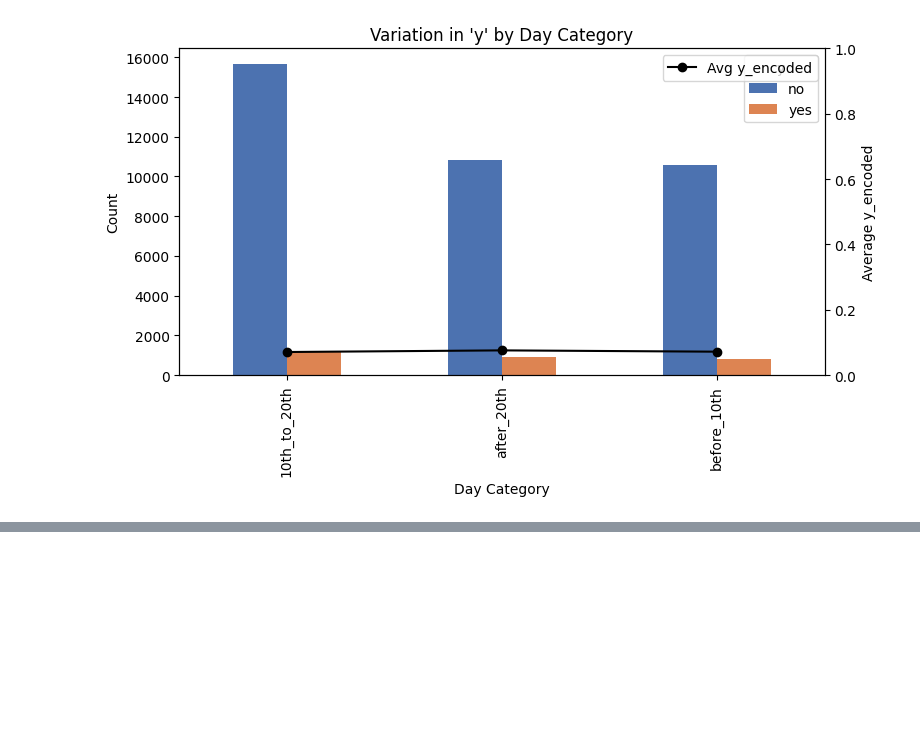
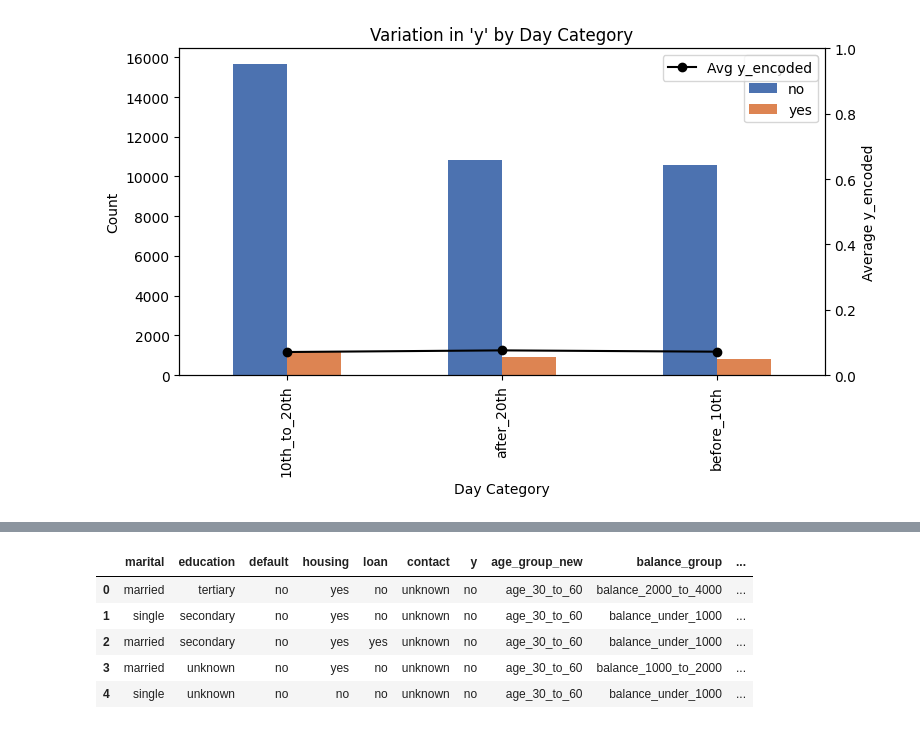
Before and after one commit to SamarpanChakraborty97/ML-Projects, a Jupyter notebook: Project2/exploratory_data_analysis_outreach_variables.ipynb, the cells around one changed output, grey strips where cells are left out. Saved outputs shown, nothing was run; the diff lists cells and outputs as text; code cells hidden in the pictures; blank space fills up the shorter version.

```diff
--- a/Project2/exploratory_data_analysis_outreach_variables.ipynb
+++ b/Project2/exploratory_data_analysis_outreach_variables.ipynb
@@ -428,0 +482,10 @@ plt.show()
+# %%
+modified_data = modified_data.drop(columns=['job', 'month', 'duration', 'campaign'])
+modified_data.head()
+# %% [output]
+|  | marital | education | default | housing | loan | contact | y | age_group_new | balance_group | ... |
+| 0 | married | tertiary | no | yes | no | unknown | no | age_30_to_60 | balance_2000_to_4000 | ... |
+| 1 | single | secondary | no | yes | no | unknown | no | age_30_to_60 | balance_under_1000 | ... |
+| 2 | married | secondary | no | yes | yes | unknown | no | age_30_to_60 | balance_under_1000 | ... |
+| 3 | married | unknown | no | yes | no | unknown | no | age_30_to_60 | balance_1000_to_2000 | ... |
+| 4 | single | unknown | no | no | no | unknown | no | age_30_to_60 | balance_under_1000 | ... |
```
Also changed, not shown: parts of 3 cells of this notebook, 5 other files.
